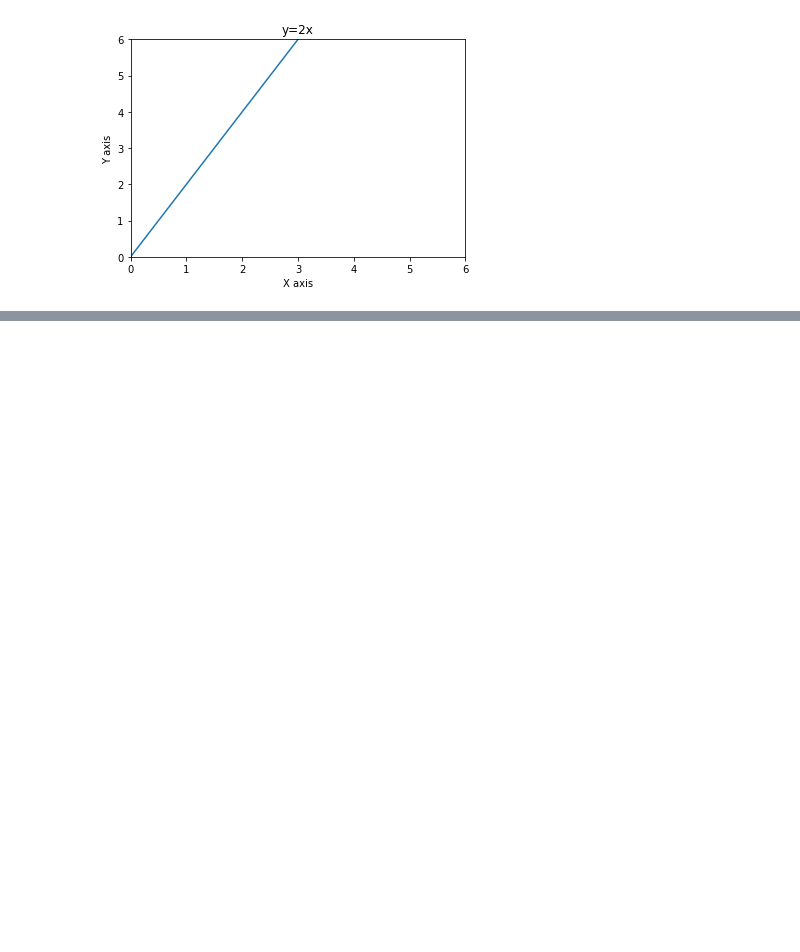
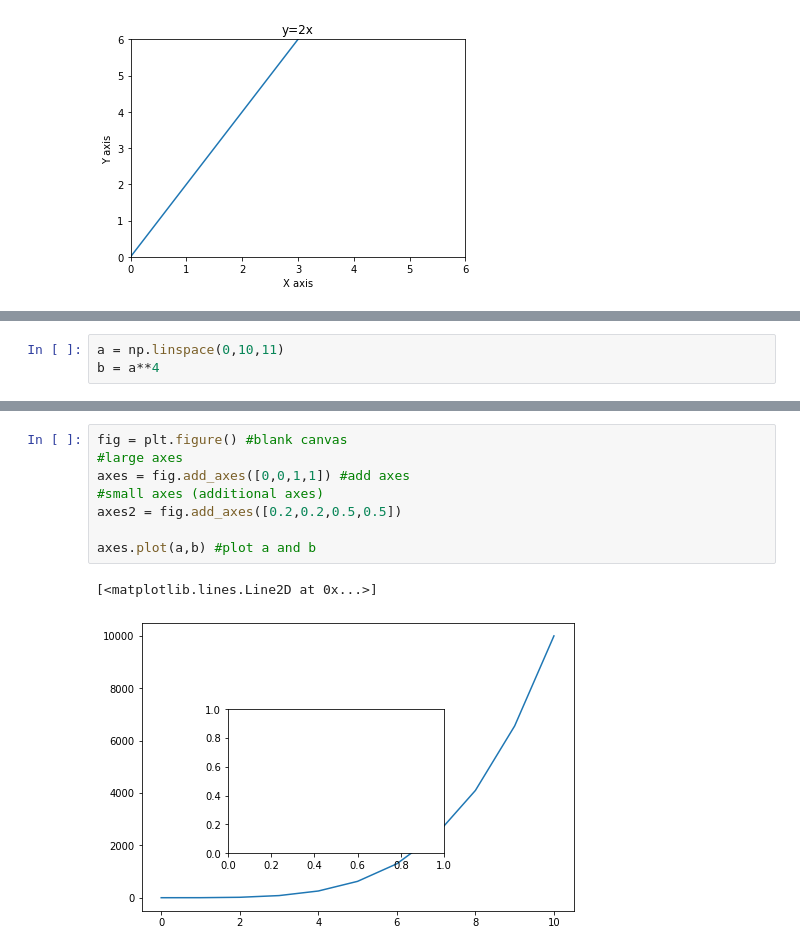
Before and after one commit to neilkazimierzsheridan/data_science_course, a Jupyter notebook: ds_MPlotLib_1.ipynb, the cells around one changed output, grey strips where cells are left out. Drawn from its saved outputs; the diff is of its cells as text; blank space fills up the shorter version.

```diff
--- a/ds_MPlotLib_1.ipynb
+++ b/ds_MPlotLib_1.ipynb
@@ -65,0 +76,3 @@ plt.ylim(0,6)
+# %%
+a = np.linspace(0,10,11)
+b = a**4
@@ -65,0 +107,11 @@ plt.ylim(0,6)
+# %%
+fig = plt.figure() #blank canvas
+#large axes
+axes = fig.add_axes([0,0,1,1]) #add axes
+#small axes (additional axes)
+axes2 = fig.add_axes([0.2,0.2,0.5,0.5])
+
+axes.plot(a,b) #plot a and b
+# %% [output]
+[<matplotlib.lines.Line2D at 0x...>]
+[figure, added]
```
Also changed, not shown: parts of 33 cells of this notebook.
